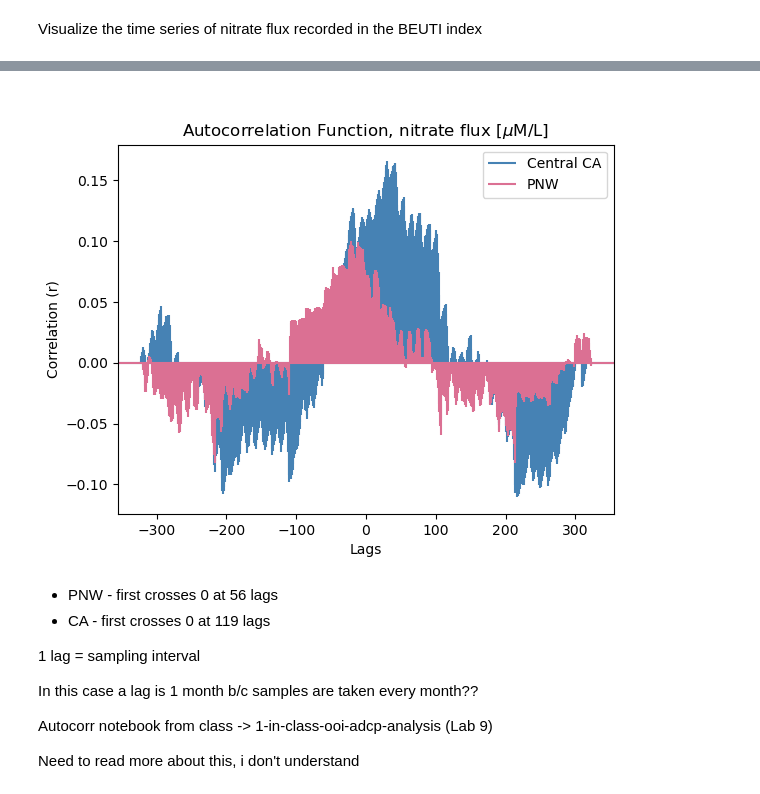
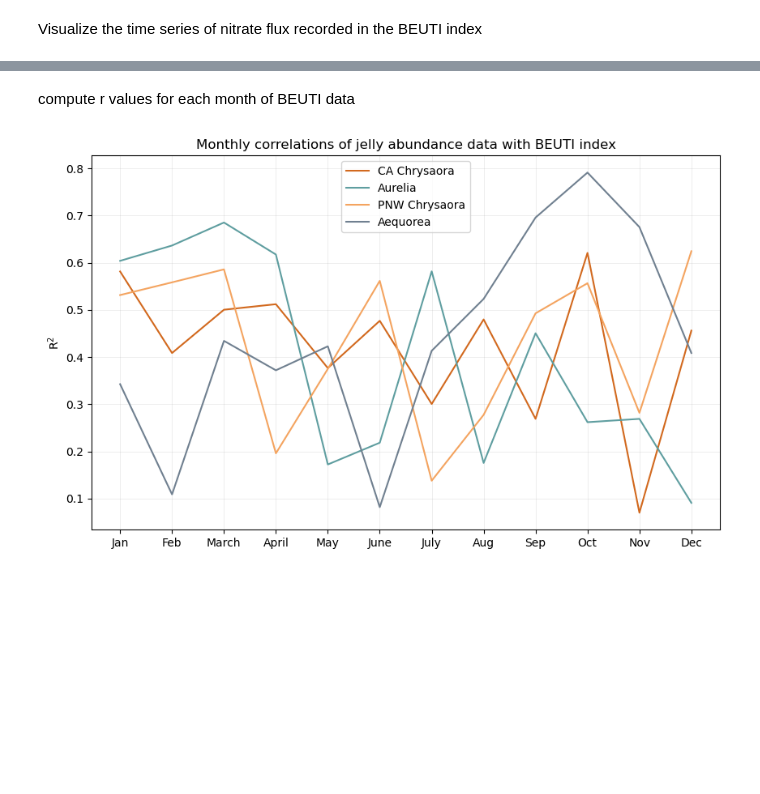
Before and after one commit to sjoh18/MS263-Final-Project, a Jupyter notebook: FinalProject.ipynb, the cells around one changed output, grey strips where cells are left out. Drawn from its saved outputs; the diff is of its cells as text; code cells hidden in the pictures; blank space fills up the shorter version.

Commit message:
finish analysis woo

```diff
--- a/FinalProject.ipynb
+++ b/FinalProject.ipynb
@@ -376,25 +459,0 @@ do i need to do any pre-whitening or de trending???
-# %%
-# don't think i need this but keeping for now just in case
-# what are the variables that the plot is being set = to????
-
-plt.figure()
-lags,r,_,_ = plt.xcorr(date_array,beuti_array_ca,detrend=mlab.detrend,maxlags=None, color='steelblue', label='Central CA')
-lags,r,_,_ = plt.xcorr(date_array,beuti_array_pnw,detrend=mlab.detrend,maxlags=None, color='palevioletred', label='PNW')
-plt.legend(loc='best')
-plt.xlabel('Lags')
-plt.ylabel('Correlation (r)')
-plt.title('Autocorrelation Function, nitrate flux [$\mu$M/L]')
-plt.show()
-# %% [output]
-[figure, removed]
-# %% [markdown]
-- PNW - first crosses 0 at 56 lags
-- CA - first crosses 0 at 119 lags
-
-1 lag = sampling interval
-
-In this case a lag is 1 month b/c samples are taken every month??
-
-Autocorr notebook from class -> 1-in-class-ooi-adcp-analysis (Lab 9)
-
-Need to read more about this, i don't understand
@@ -412,0 +460,8 @@ Need to read more about this, i don't understand
+# %% [markdown]
+compute r values for each month of BEUTI data
+# %%
+def calc_correlations(beuti, jellies):
+    r2_array = (np.sqrt(np.abs(np.corrcoef(beuti, jellies, rowvar=False))))
+    r2_value = np.fliplr(r2_array).diagonal()
+    r2 = r2_value[0]
+    return(r2)
@@ -412,0 +540,25 @@ Need to read more about this, i don't understand
+# %%
+ca_chry_r2s = [jan_cachry_r, feb_cachry_r, mar_cachry_r, apr_cachry_r, may_cachry_r, june_cachry_r,
+               jul_cachry_r, aug_cachry_r, sep_cachry_r, oct_cachry_r, nov_cachry_r, dec_cachry_r]
+aur_r2s = [jan_aur_r, feb_aur_r, mar_aur_r, apr_aur_r, may_aur_r, june_aur_r,
+               jul_aur_r, aug_aur_r, sep_aur_r, oct_aur_r, nov_aur_r, dec_aur_r]
+pnw_chry_r2s = [jan_pnwchry_r, feb_pnwchry_r, mar_pnwchry_r, apr_pnwchry_r, may_pnwchry_r, june_pnwchry_r,
+               jul_pnwchry_r, aug_pnwchry_r, sep_pnwchry_r, oct_pnwchry_r, nov_pnwchry_r, dec_pnwchry_r]
+aeq_r2s = [jan_aeq_r, feb_aeq_r, mar_aeq_r, apr_aeq_r, may_aeq_r, june_aeq_r,
+               jul_aeq_r, aug_aeq_r, sep_aeq_r, oct_aeq_r, nov_aeq_r, dec_aeq_r]
+# %%
+months = ['Jan', 'Feb', 'March', 'April', 'May', 'June', 'July', 'Aug', 'Sep', 'Oct', 'Nov', 'Dec']
+# %%
+plt.figure(figsize=(10,6))
+
+plt.plot(months, ca_chry_r2s, color='chocolate', label='CA Chrysaora')
+plt.plot(months, aur_r2s, color='cadetblue', label='Aurelia')
+plt.plot(months, pnw_chry_r2s, color='sandybrown', label='PNW Chrysaora')
+plt.plot(months, aeq_r2s, color='slategray', label='Aequorea')
+plt.title('Monthly correlations of jelly abundance data with BEUTI index')
+plt.ylabel('R$^2$')
+plt.grid(linewidth=0.5, alpha=0.3)
+plt.legend(loc='best')
+plt.show()
+# %% [output]
+[figure, added]
```
Also changed, not shown: parts of 21 cells of this notebook.
